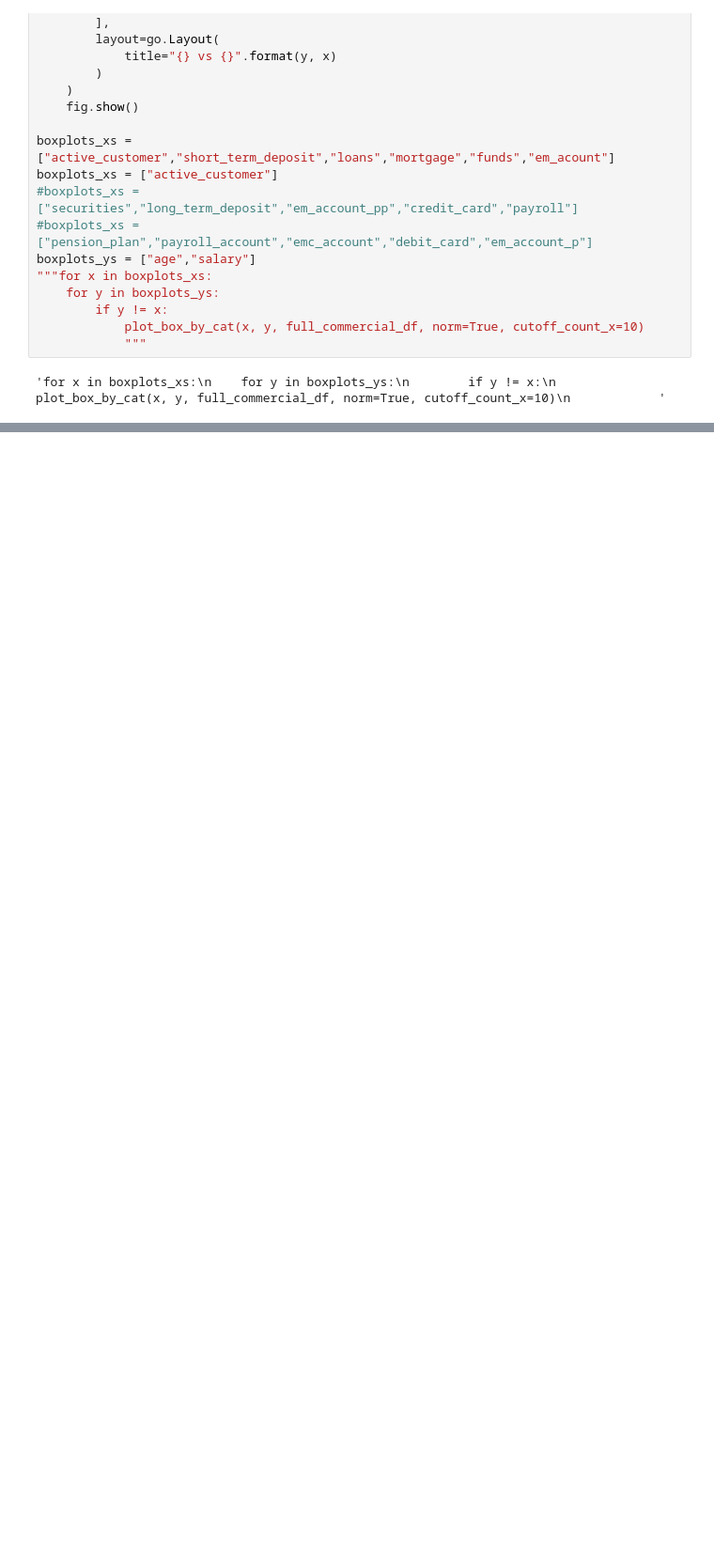
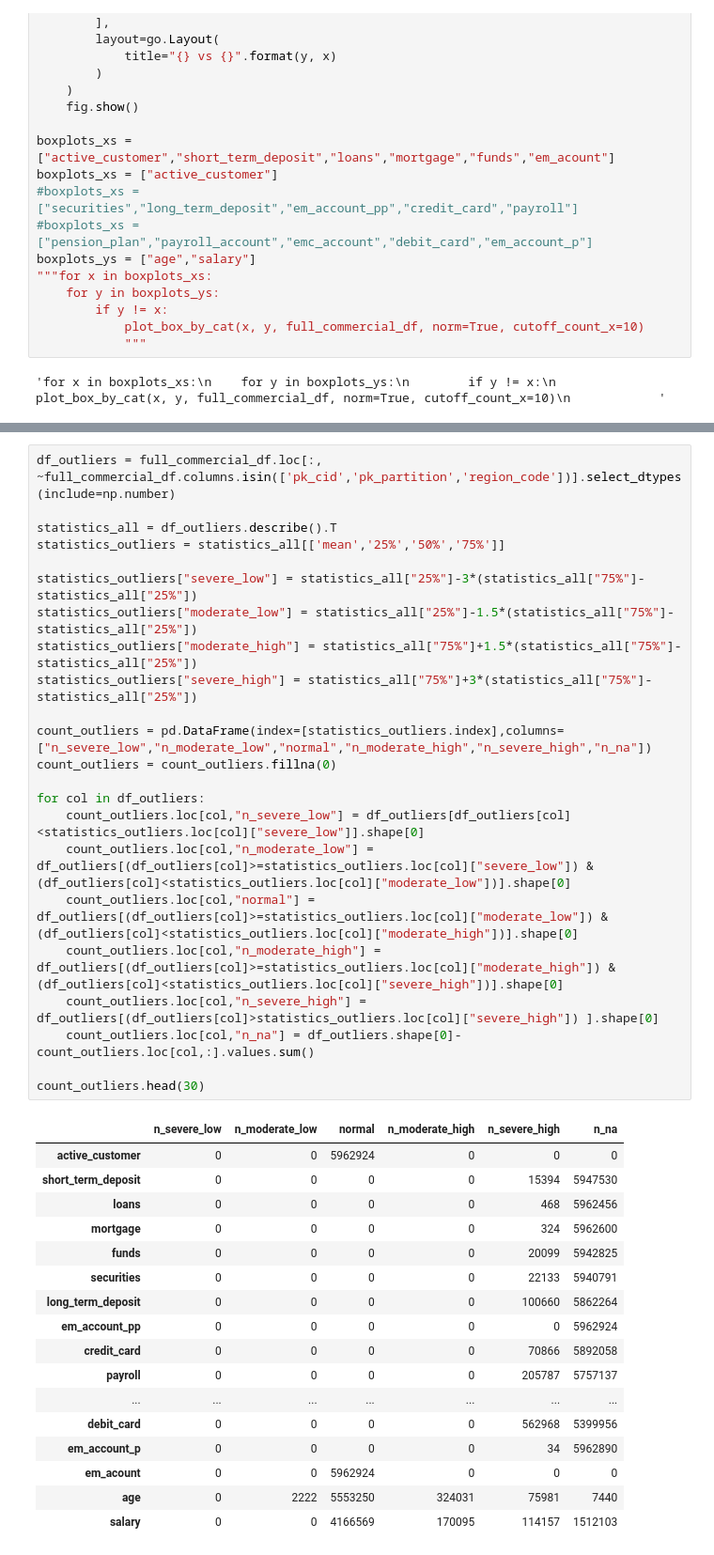
Before and after one commit to BernardoGMS/easyMoney_Capstone, a Jupyter notebook: final_project.ipynb, the cells around one changed output, grey strips where cells are left out. Shown at 94% size. Drawn from its saved outputs; the diff is of its cells as text; blank space fills up the shorter version.

```diff
--- a/final_project.ipynb
+++ b/final_project.ipynb
@@ -198,0 +348,41 @@ boxplots_ys = ["age","salary"]
+# %%
+df_outliers = full_commercial_df.loc[:, ~full_commercial_df.columns.isin(['pk_cid','pk_partition','region_code'])].select_dtypes(include=np.number)
+
+statistics_all = df_outliers.describe().T
+statistics_outliers = statistics_all[['mean','25%','50%','75%']]
+
+statistics_outliers["severe_low"] = statistics_all["25%"]-3*(statistics_all["75%"]-statistics_all["25%"])
+statistics_outliers["moderate_low"] = statistics_all["25%"]-1.5*(statistics_all["75%"]-statistics_all["25%"])
+statistics_outliers["moderate_high"] = statistics_all["75%"]+1.5*(statistics_all["75%"]-statistics_all["25%"])
+statistics_outliers["severe_high"] = statistics_all["75%"]+3*(statistics_all["75%"]-statistics_all["25%"])
+
+count_outliers = pd.DataFrame(index=[statistics_outliers.index],columns=["n_severe_low","n_moderate_low","normal","n_moderate_high","n_severe_high","n_na"])
+count_outliers = count_outliers.fillna(0)
+
+for col in df_outliers:
+    count_outliers.loc[col,"n_severe_low"] = df_outliers[df_outliers[col]<statistics_outliers.loc[col]["severe_low"]].shape[0]
+    count_outliers.loc[col,"n_moderate_low"] = df_outliers[(df_outliers[col]>=statistics_outliers.loc[col]["severe_low"]) & (df_outliers[col]<statistics_outliers.loc[col]["moderate_low"])].shape[0]
+    count_outliers.loc[col,"normal"] = df_outliers[(df_outliers[col]>=statistics_outliers.loc[col]["moderate_low"]) & (df_outliers[col]<statistics_outliers.loc[col]["moderate_high"])].shape[0]
+    count_outliers.loc[col,"n_moderate_high"] = df_outliers[(df_outliers[col]>=statistics_outliers.loc[col]["moderate_high"]) & (df_outliers[col]<statistics_outliers.loc[col]["severe_high"])].shape[0]
+    count_outliers.loc[col,"n_severe_high"] = df_outliers[(df_outliers[col]>statistics_outliers.loc[col]["severe_high"]) ].shape[0]
+    count_outliers.loc[col,"n_na"] = df_outliers.shape[0]-count_outliers.loc[col,:].values.sum()
+
+count_outliers.head(30)
+# %% [output]
+|  | n_severe_low | n_moderate_low | normal | n_moderate_high | n_severe_high | n_na |
+| active_customer | 0 | 0 | 5962924 | 0 | 0 | 0 |
+| short_term_deposit | 0 | 0 | 0 | 0 | 15394 | 5947530 |
+| loans | 0 | 0 | 0 | 0 | 468 | 5962456 |
+| mortgage | 0 | 0 | 0 | 0 | 324 | 5962600 |
+| funds | 0 | 0 | 0 | 0 | 20099 | 5942825 |
+| securities | 0 | 0 | 0 | 0 | 22133 | 5940791 |
+| long_term_deposit | 0 | 0 | 0 | 0 | 100660 | 5862264 |
+| em_account_pp | 0 | 0 | 0 | 0 | 0 | 5962924 |
+| credit_card | 0 | 0 | 0 | 0 | 70866 | 5892058 |
+| payroll | 0 | 0 | 0 | 0 | 205787 | 5757137 |
+| ... | ... | ... | ... | ... | ... | ... |
+| debit_card | 0 | 0 | 0 | 0 | 562968 | 5399956 |
+| em_account_p | 0 | 0 | 0 | 0 | 34 | 5962890 |
+| em_acount | 0 | 0 | 5962924 | 0 | 0 | 0 |
+| age | 0 | 2222 | 5553250 | 324031 | 75981 | 7440 |
+| salary | 0 | 0 | 4166569 | 170095 | 114157 | 1512103 |
```
Also changed, not shown: parts of 34 cells of this notebook.
